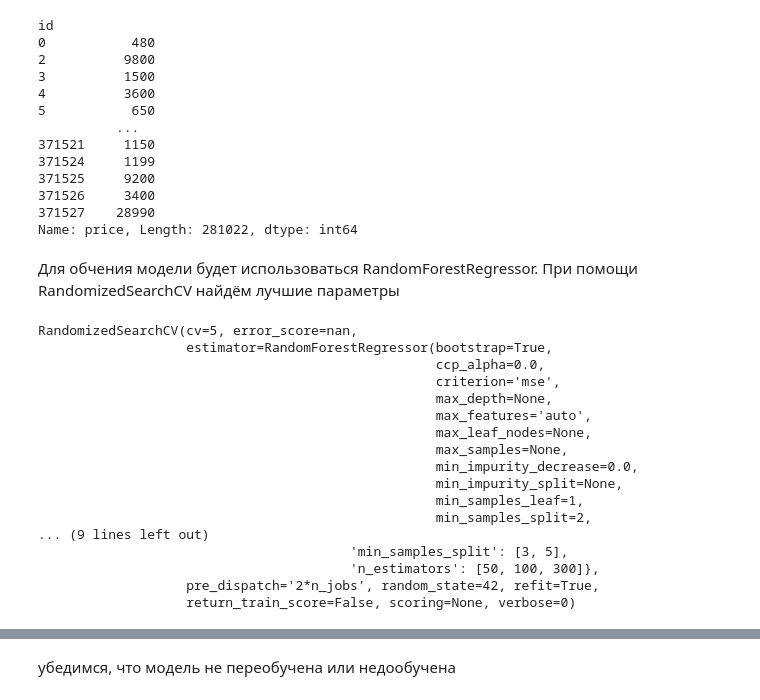
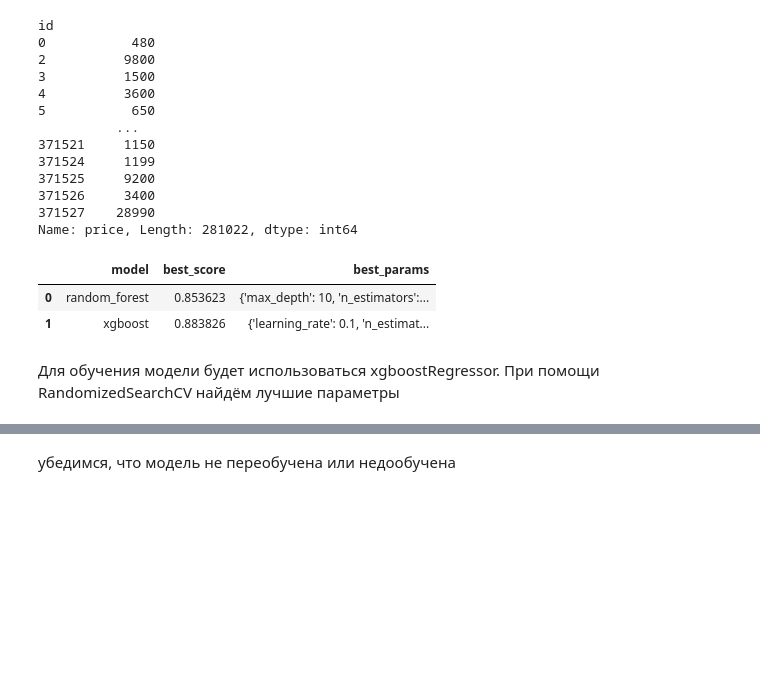
Before and after one commit to MainBattleElephant/Autos, a Jupyter notebook: Autos.ipynb, the cells around one changed output, grey strips where cells are left out. Saved outputs shown, nothing was run; the diff lists cells and outputs as text; code cells hidden in the pictures; blank space fills up the shorter version.

```diff
--- a/Autos.ipynb
+++ b/Autos.ipynb
@@ -567,39 +577,42 @@ id
 371526     3400
 371527    28990
 Name: price, Length: 281022, dtype: int64
+# %%
+model_params = {
+    'random_forest': {
+        'model': RandomForestRegressor(),
+        'params': {
+            'n_estimators': [50, 200],
+            'max_depth': [6, 10],
+        }
+    },
+    'xgboost' : {
+        'model': xgb.XGBRegressor(),
+        'params': {
+            'n_estimators': [50, 200],
+            'learning_rate': [0.01, 0.1]
+        }
+    }
+}
+# %%
+X_train, X_test, y_train, y_test = train_test_split(X, y, test_size = 0.85)
+# %%
+scores = []
+
+for model_name, mp in model_params.items():
+    clf =  GridSearchCV(mp['model'], mp['params'], cv=4)
+    clf.fit(X_train, y_train)
+    scores.append({
+        'model': model_name,
+        'best_score': clf.best_score_,
+        'best_params': clf.best_params_
+    })
+
+mod_scr = pd.DataFrame(scores,columns=['model','best_score','best_params'])
+mod_scr
+# %% [output]
+|  | model | best_score | best_params |
+| 0 | random_forest | 0.853623 | {'max_depth': 10, 'n_estimators':... |
+| 1 | xgboost | 0.883826 | {'learning_rate': 0.1, 'n_estimat... |
 # %% [markdown]
-Для обчения модели будет использоваться RandomForestRegressor. При помощи RandomizedSearchCV найдём лучшие параметры
+Для обучения модели будет использоваться xgboostRegressor. При помощи RandomizedSearchCV найдём лучшие параметры
-# %%
-from sklearn.ensemble import RandomForestRegressor
-rfr = RandomForestRegressor()
-from sklearn.model_selection import train_test_split
-from sklearn.model_selection import RandomizedSearchCV
-X_train, X_test, y_train, y_test = train_test_split(X, y, test_size = 0.2)
-param_space = {"bootstrap": [True],
-        "max_depth": [6, 10, 12],
-        "min_samples_leaf": [3, 4],
-        "min_samples_split": [3, 5],
-        "n_estimators": [50, 100, 300]
-}
-rfr_optim = RandomizedSearchCV(rfr, param_space, n_iter=12, cv=5,
-                                        n_jobs=-1, random_state=42)
-
-rfr_optim.fit(X_train, y_train)
-# %% [output]
-RandomizedSearchCV(cv=5, error_score=nan,
-                   estimator=RandomForestRegressor(bootstrap=True,
-                                                   ccp_alpha=0.0,
-                                                   criterion='mse',
-                                                   max_depth=None,
-                                                   max_features='auto',
-                                                   max_leaf_nodes=None,
-                                                   max_samples=None,
-                                                   min_impurity_decrease=0.0,
-                                                   min_impurity_split=None,
-                                                   min_samples_leaf=1,
-                                                   min_samples_split=2,
-... (9 lines left out)
-                                        'min_samples_split': [3, 5],
-                                        'n_estimators': [50, 100, 300]},
-                   pre_dispatch='2*n_jobs', random_state=42, refit=True,
-                   return_train_score=False, scoring=None, verbose=0)
```
Also changed, not shown: parts of 25 cells of this notebook.
